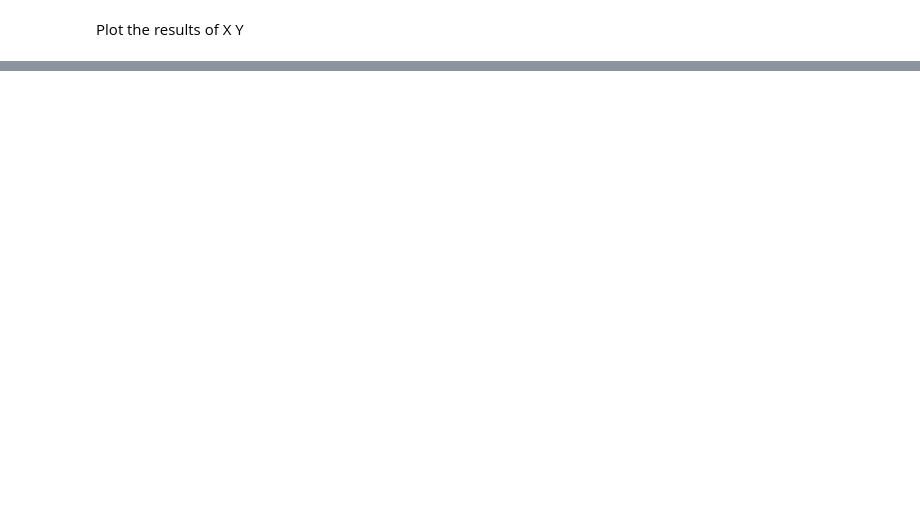
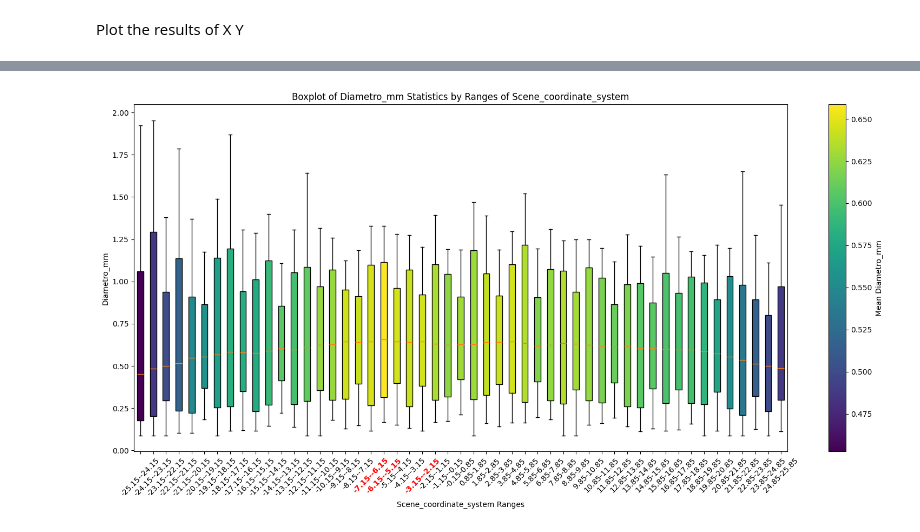
Before and after one commit to CarlosGarcia-YK/Polimery_Artificial_Vision, a Jupyter notebook: Classification_Method.ipynb, the cells around one changed output, grey strips where cells are left out. Cells and saved outputs as stored; diff of their text form; code cells hidden in the pictures; blank space fills up the shorter version.

```diff
--- a/Classification_Method.ipynb
+++ b/Classification_Method.ipynb
@@ -203,0 +493,64 @@ plt.show()
+# %%
+# Create bins for grouping 'Scene_coordinate_system' into ranges
+bins = np.arange(count_table_yz['Scene_coordinate_system'].min(),
+                 count_table_yz['Scene_coordinate_system'].max() + 1,
+                 1)
+
+# Assign each 'Scene_coordinate_system' to a bin range for each scene
+count_table_yz['Group'] = pd.cut(count_table_yz['Scene_coordinate_system'], bins=bins, right=False)
+
+# Prepare data for the boxplot
+boxplot_data_yz = []
+
+# Loop through each group and collect min, max, and average for boxplot
+for group in count_table_yz['Group'].unique():
+    group_data = count_table_yz[count_table_yz['Group'] == group]
+    boxplot_data_yz.append(group_data[['Min_Diametro_mm', 'Max_Diametro_mm', 'Diametro_mm']].values.flatten())
+
+# Get the means for each group to assign colors
+means_yz = count_table_yz.groupby('Group')['Diametro_mm'].mean()
+
+# Normalize the means to assign colors
+norm = plt.Normalize(means_yz.min(), means_yz.max())
+colors = plt.cm.viridis(norm(means_yz))
+
+
+# Plot the boxplot
+plt.figure(figsize=(16, 8))
+boxplot = plt.boxplot(
+    boxplot_data_yz,
+    patch_artist=True,
+    meanline=True,
+)
+
+# Customize X-axis with group ranges
+group_labels_yz = [f"{interval.left:.2f}-{interval.right:.2f}" for interval in count_table_yz['Group'].cat.categories]
+plt.xticks(ticks=range(1, len(group_labels_yz) + 1), labels=group_labels_yz, rotation=45)
+
+# Add labels and title
+plt.xlabel('Scene_coordinate_system Ranges')
+plt.ylabel('Diametro_mm')
+plt.title('Boxplot of Diametro_mm Statistics by Ranges of Scene_coordinate_system')
+
+# Color each box based on the group's mean
+for patch, color in zip(boxplot['boxes'], colors):
+    patch.set_facecolor(color)
+
+# Highlight the top 3 groups with the highest average Diametro_mm
+top3_groups_yz = means_yz.nlargest(3).index
+for i, group in enumerate(count_table_yz['Group'].cat.categories):
+    if group in top3_groups_yz:
+        plt.gca().get_xticklabels()[i].set_color('red')
+        plt.gca().get_xticklabels()[i].set_fontweight('bold')
+
+# Add colorbar for the mean
+sm = plt.cm.ScalarMappable(cmap=plt.cm.viridis, norm=norm)
+sm.set_array([])
+cbar = plt.colorbar(sm, ax=plt.gca())
+cbar.set_label('Mean Diametro_mm')
+
+# Display the plot
+plt.tight_layout()
+plt.show()
+# %% [output]
+[figure, added]
```
Also changed, not shown: parts of 23 cells of this notebook, 8 other files.
